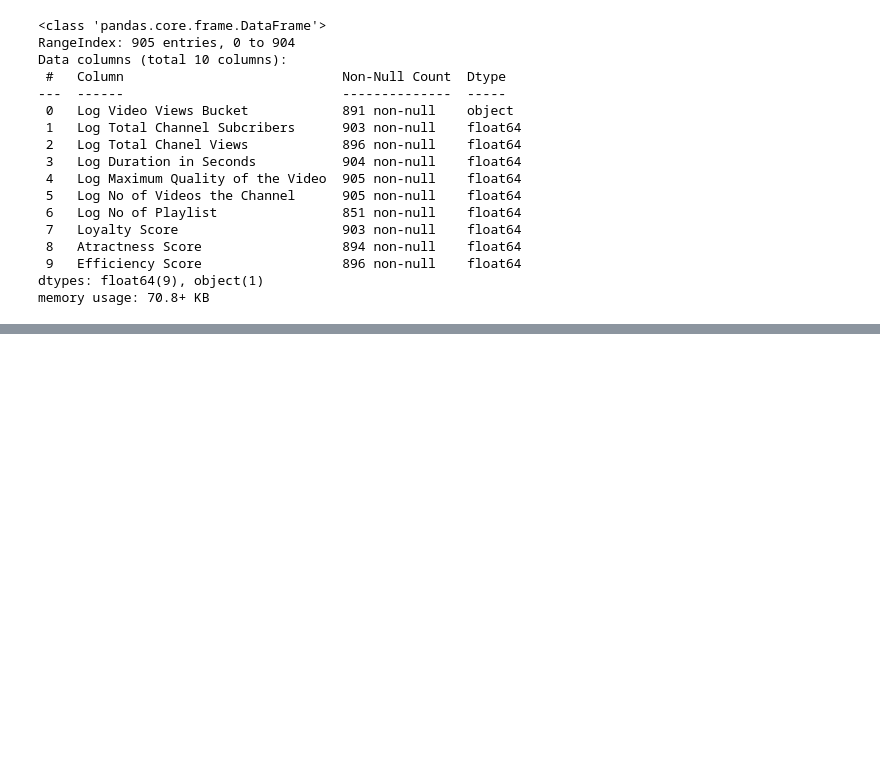
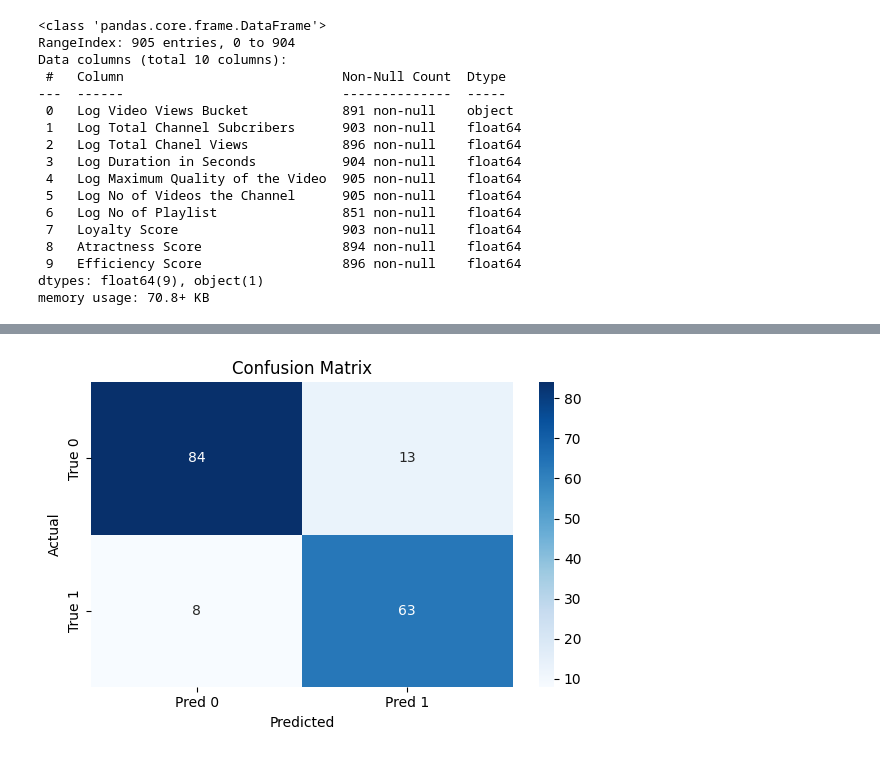
Before and after one commit to emirsglm/youtube-analysis, a Jupyter notebook: model.ipynb, the cells around one changed output, grey strips where cells are left out. Cells and saved outputs as stored; diff of their text form; code cells hidden in the pictures; blank space fills up the shorter version.

```diff
--- a/model.ipynb
+++ b/model.ipynb
@@ -293,0 +328,22 @@ plt.show()
+# %%
+from sklearn.datasets import make_classification
+from sklearn.model_selection import train_test_split
+from sklearn.svm import SVC
+from sklearn.calibration import CalibratedClassifierCV
+from sklearn.metrics import brier_score_loss
+
+# Kalibrasyonlu model (Platt Scaling için method='sigmoid')
+calibrated_clf_platt = CalibratedClassifierCV(model, method='sigmoid', cv=7)
+calibrated_clf_platt.fit(X_train, y_train)
+
+# Kalibrasyonlu model (Isotonic Regression için method='isotonic')
+calibrated_clf_iso = CalibratedClassifierCV(model, method='isotonic', cv=7)
+calibrated_clf_iso.fit(X_train, y_train)
+
+# Olasılık tahminleri al
+probs_platt = calibrated_clf_platt.predict_proba(X_test)[:, 1]
+probs_iso = calibrated_clf_iso.predict_proba(X_test)[:, 1]
+
+# Performans ölç (Brier score kalibrasyon doğruluğu için yaygın)
+print("Brier score Platt:", brier_score_loss(y_test, probs_platt))
+print("Brier score Isotonic:", brier_score_loss(y_test, probs_iso))
@@ -293,0 +394,8 @@ plt.show()
+# %%
+y_pred_platt = calibrated_clf_platt.predict(X_test)
+
+print("Accuracy       :", accuracy_score(y_test, y_pred_platt))
+print("Precision      :", precision_score(y_test, y_pred_platt))
+print("Recall         :", recall_score(y_test, y_pred_platt))
+print("F1 Score       :", f1_score(y_test, y_pred_platt))
+print("\nClassification Report:\n", classification_report(y_test, y_pred_platt))
@@ -293,0 +417,12 @@ plt.show()
+# %%
+cm = confusion_matrix(y_test, y_pred_platt)
+
+plt.figure(figsize=(6,4))
+sns.heatmap(cm, annot=True, fmt='d', cmap='Blues', xticklabels=['Pred 0', 'Pred 1'], yticklabels=['True 0', 'True 1'])
+plt.title('Confusion Matrix')
+plt.xlabel('Predicted')
+plt.ylabel('Actual')
+plt.tight_layout()
+plt.show()
+# %% [output]
+[figure, added]
```
Also changed, not shown: parts of 23 cells of this notebook.
